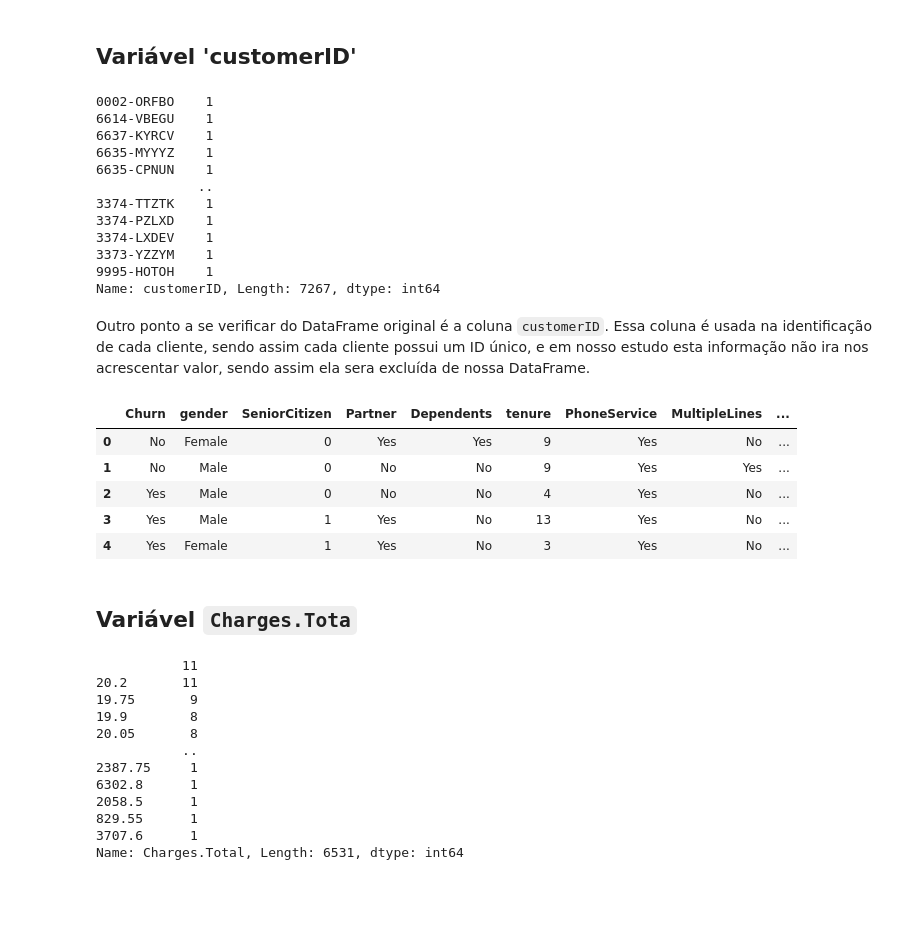
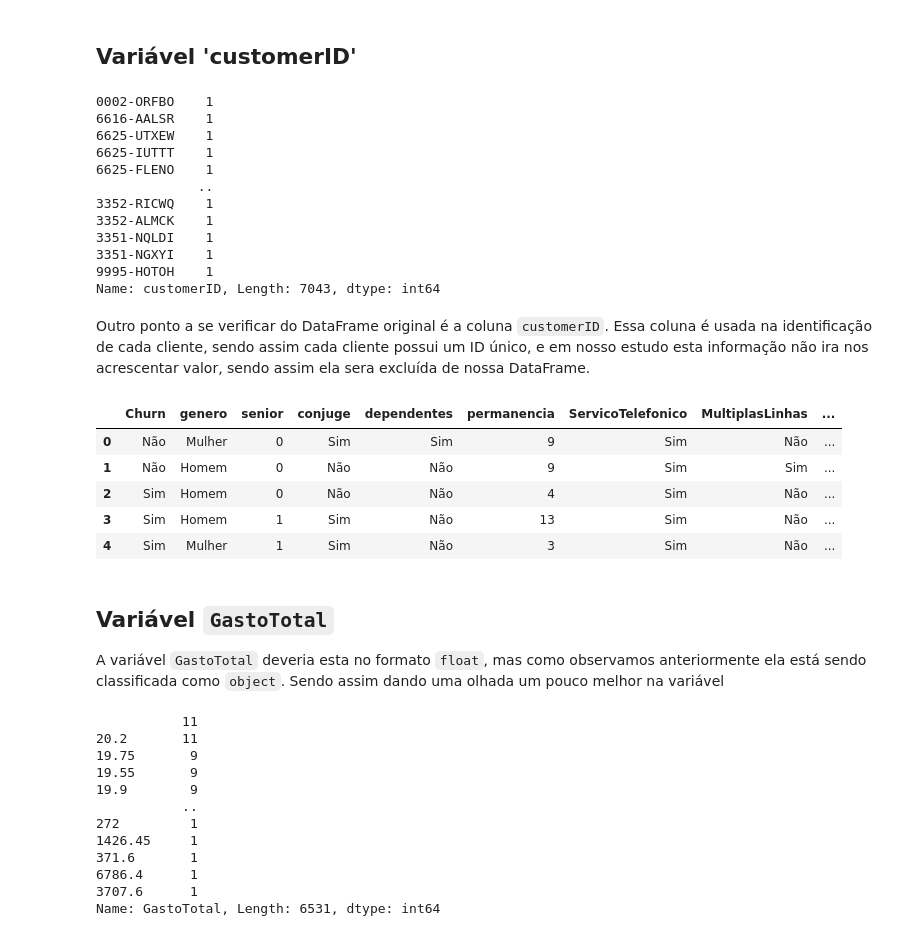
Before and after one commit to AndersonAyache/AluraVoz, a Jupyter notebook: 1 - Limpeza dos dados/Alura Voz - Limpeza dos Dados.ipynb, the cells around one changed output. Drawn from its saved outputs; the diff is of its cells as text; code cells hidden in the pictures; blank space fills up the shorter version.

```diff
--- a/1 - Limpeza dos dados/Alura Voz - Limpeza dos Dados.ipynb
+++ b/1 - Limpeza dos dados/Alura Voz - Limpeza dos Dados.ipynb
@@ -197,10 +249,10 @@ clientes_v02.query('Churn == ""')
 Mesmo que em uma primeira análise não vimos elementos faltando em nenhuma das variáveis, na variável `Churn` existem 224 elementos “em branco”, são elementos que não foram preenchidos adequadamente. Neste ponto é importa analisar se esta falta de informação ira impactar em nossa análise. Tendo em vista que nosso objetivo é justamente criar um modelo para a prevenção dos cancelamentos, estes dados que estão preenchidos inadequadamente não nos beneficia em nada, podendo até mesmo nos prejudicar, sendo assim, optarei por removê-los do nosso DataFrame.
 # %%
 # excluindo os elementos incorretos
-clientes_v03 = clientes_v02[~(clientes_v02['Churn'] == '')]
+clientes_v04 = clientes_v03[~(clientes_v02['Churn'] == '')]
 
 # refazendo a query para verifica se os elementos errados ainda estão no DataFrame
-churn_nao_preenchidos = clientes_v03.query('Churn == ""').shape[0]
+churn_nao_preenchidos = clientes_v04.query('Churn == ""').shape[0]
 
 print(f'Total de não preenchidos na coluna Churn:{churn_nao_preenchidos}')
 # %% [output]
@@ -208,46 +260,48 @@ Total de não preenchidos na coluna Churn:0
 # %% [markdown]
 ## Variável 'customerID'
 # %%
-clientes_v02['customerID'].value_counts()
+clientes_v04['customerID'].value_counts()
 # %% [output]
 0002-ORFBO    1
-6614-VBEGU    1
-6637-KYRCV    1
-6635-MYYYZ    1
-6635-CPNUN    1
+6616-AALSR    1
+6625-UTXEW    1
+6625-IUTTT    1
+6625-FLENO    1
              ..
-3374-TTZTK    1
-3374-PZLXD    1
-3374-LXDEV    1
-3373-YZZYM    1
+3352-RICWQ    1
+3352-ALMCK    1
+3351-NQLDI    1
+3351-NGXYI    1
 9995-HOTOH    1
-Name: customerID, Length: 7267, dtype: int64
+Name: customerID, Length: 7043, dtype: int64
 # %% [markdown]
 Outro ponto a se verificar do DataFrame original é a coluna `customerID`. Essa coluna é usada na identificação de cada cliente, sendo assim cada cliente possui um ID único, e em nosso estudo esta informação não ira nos acrescentar valor, sendo assim ela sera excluída de nossa DataFrame.
 # %%
-clientes_v04 = clientes_v03.drop(columns=['customerID'], axis= 1)
-clientes_v04.head()
+clientes_v05 = clientes_v03.drop(columns=['customerID'], axis= 1)
+clientes_v05.head()
 # %% [output]
-|  | Churn | gender | SeniorCitizen | Partner | Dependents | tenure | PhoneService | MultipleLines | ... |
-| 0 | No | Female | 0 | Yes | Yes | 9 | Yes | No | ... |
-| 1 | No | Male | 0 | No | No | 9 | Yes | Yes | ... |
-| 2 | Yes | Male | 0 | No | No | 4 | Yes | No | ... |
-| 3 | Yes | Male | 1 | Yes | No | 13 | Yes | No | ... |
-| 4 | Yes | Female | 1 | Yes | No | 3 | Yes | No | ... |
+|  | Churn | genero | senior | conjuge | dependentes | permanencia | ServicoTelefonico | MultiplasLinhas | ... |
+| 0 | Não | Mulher | 0 | Sim | Sim | 9 | Sim | Não | ... |
+| 1 | Não | Homem | 0 | Não | Não | 9 | Sim | Sim | ... |
+| 2 | Sim | Homem | 0 | Não | Não | 4 | Sim | Não | ... |
+| 3 | Sim | Homem | 1 | Sim | Não | 13 | Sim | Não | ... |
+| 4 | Sim | Mulher | 1 | Sim | Não | 3 | Sim | Não | ... |
 # %% [markdown]
-## Variável `Charges.Tota`
+## Variável `GastoTotal`
+
+A variável `GastoTotal` deveria esta no formato `float`, mas como observamos anteriormente ela está sendo classificada como `object`. Sendo assim dando uma olhada um pouco melhor na variável
 # %%
-clientes_v04['Charges.Total'].value_counts()
+clientes_v05['GastoTotal'].value_counts()
 # %% [output]
            11
 20.2       11
 19.75       9
-19.9        8
-20.05       8
+19.55       9
+19.9        9
            ..
-2387.75     1
-6302.8      1
-2058.5      1
-829.55      1
+272         1
+1426.45     1
+371.6       1
+6786.4      1
 3707.6      1
-Name: Charges.Total, Length: 6531, dtype: int64
+Name: GastoTotal, Length: 6531, dtype: int64
```
Also changed, not shown: parts of 19 cells of this notebook.
